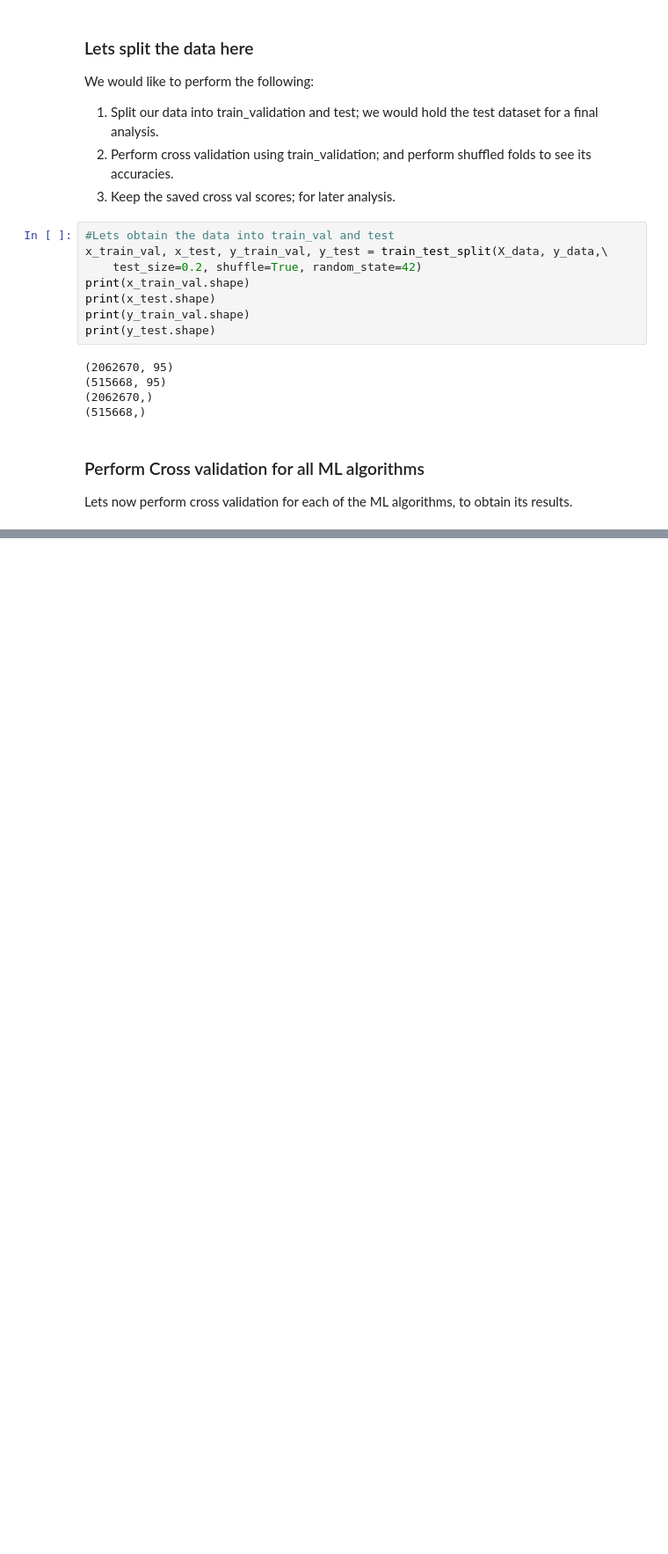
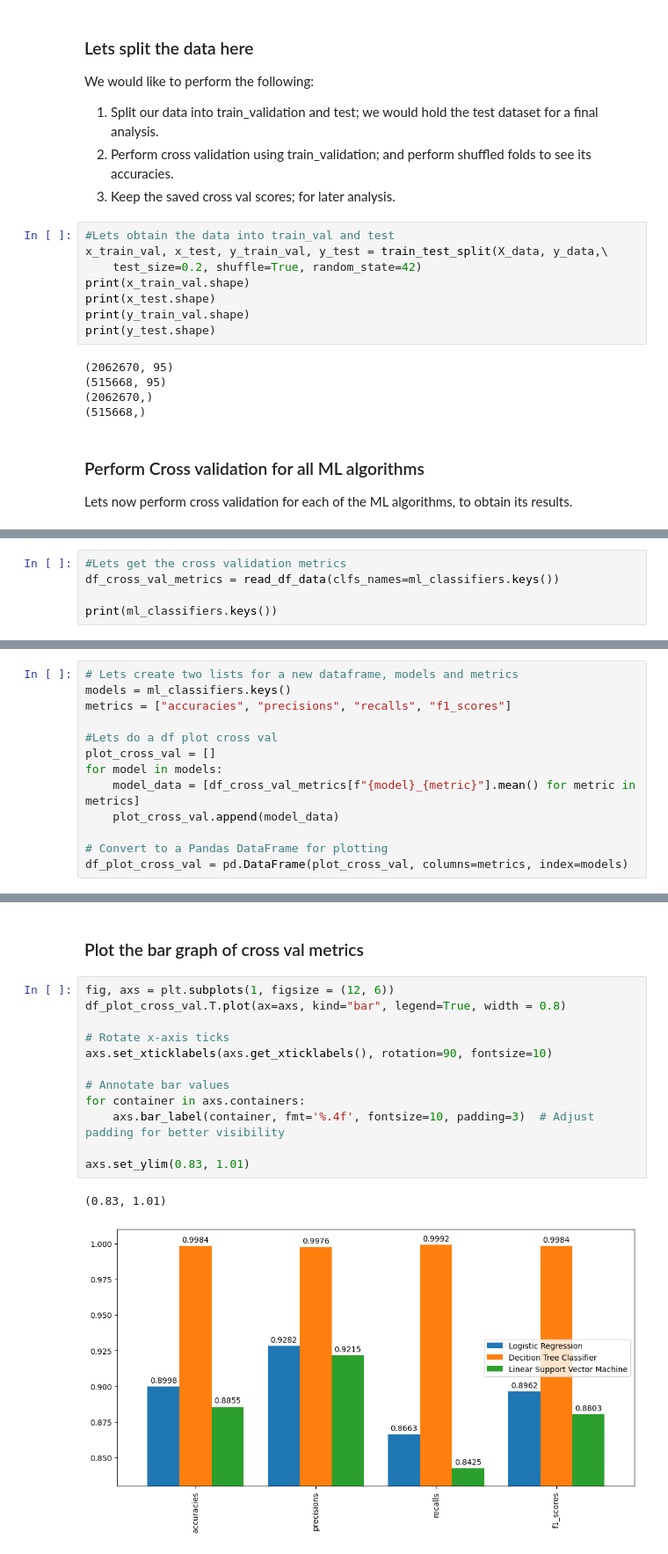
Before and after one commit to juanpajedrez/AAI-501-Final-Project-Code, a Jupyter notebook: notebooks/ml_fraud_algos.ipynb, the cells around one changed output, grey strips where cells are left out. Shown: that part at 88% size. Saved outputs shown, nothing was run; the diff lists cells and outputs as text; blank space fills up the shorter version.

Commit message:
Addition of ml_fraud_algos.ipynb and results of classifiers for each ML

```diff
--- a/notebooks/ml_fraud_algos.ipynb
+++ b/notebooks/ml_fraud_algos.ipynb
@@ -244,0 +293,5 @@ KeyboardInterrupt:
+# %%
+#Lets get the cross validation metrics
+df_cross_val_metrics = read_df_data(clfs_names=ml_classifiers.keys())
+
+print(ml_classifiers.keys())
@@ -244,0 +322,13 @@ KeyboardInterrupt:
+# %%
+# Lets create two lists for a new dataframe, models and metrics
+models = ml_classifiers.keys()
+metrics = ["accuracies", "precisions", "recalls", "f1_scores"]
+
+#Lets do a df plot cross val
+plot_cross_val = []
+for model in models:
+    model_data = [df_cross_val_metrics[f"{model}_{metric}"].mean() for metric in metrics]
+    plot_cross_val.append(model_data)
+
+# Convert to a Pandas DataFrame for plotting
+df_plot_cross_val = pd.DataFrame(plot_cross_val, columns=metrics, index=models)
@@ -244,0 +342,17 @@ KeyboardInterrupt:
+# %% [markdown]
+### Plot the bar graph of cross val metrics
+# %%
+fig, axs = plt.subplots(1, figsize = (12, 6))
+df_plot_cross_val.T.plot(ax=axs, kind="bar", legend=True, width = 0.8)
+
+# Rotate x-axis ticks
+axs.set_xticklabels(axs.get_xticklabels(), rotation=90, fontsize=10)
+
+# Annotate bar values
+for container in axs.containers:
+    axs.bar_label(container, fmt='%.4f', fontsize=10, padding=3)  # Adjust padding for better visibility
+
+axs.set_ylim(0.83, 1.01)
+# %% [output]
+(0.83, 1.01)
+[figure, added]
```
Also changed, not shown: parts of 10 cells of this notebook, 3 other files.
